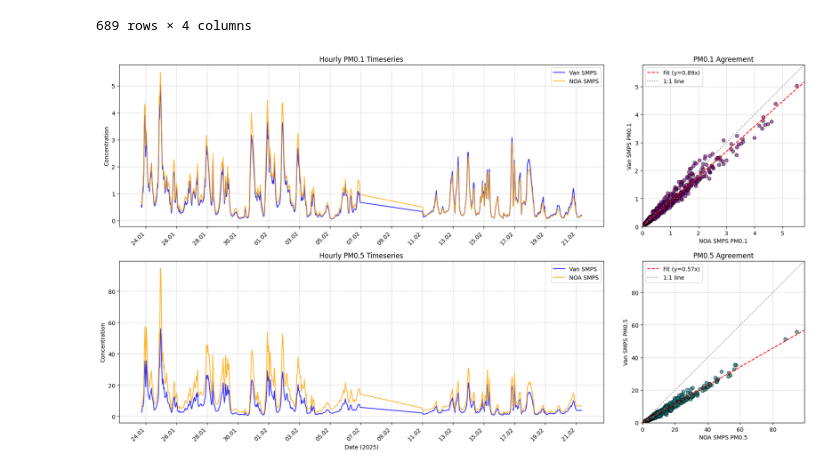
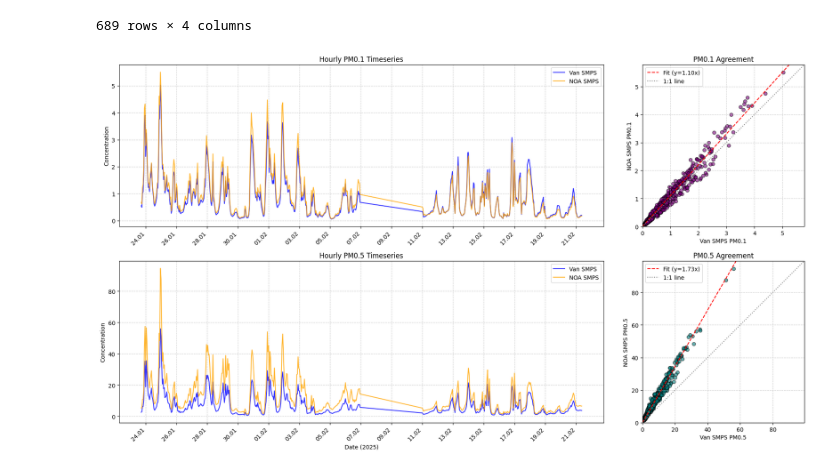
Before and after one commit to georgia-rg/Athens_Thissio_2025, a Jupyter notebook: athens_noa_2025.ipynb, the cells around one changed output. Drawn from its saved outputs; the diff is of its cells as text; code cells hidden in the pictures.

```diff
--- a/athens_noa_2025.ipynb
+++ b/athens_noa_2025.ipynb
@@ -449,10 +455,10 @@ ax_ts_01.legend()
 ax_ts_01.grid(True, linestyle='--', alpha=0.6)
 
 # Scatter PM0.1
-slope_01 = get_slope_through_zero(df_merged['PM0.1_NOA'], df_merged['PM0.1_Van'])
-max_val_01 = max(df_merged['PM0.1_NOA'].max(), df_merged['PM0.1_Van'].max()) * 1.05
+slope_01 = get_slope_through_zero(df_merged['PM0.1_Van'],df_merged['PM0.1_NOA'], )
+max_val_01 = max(df_merged['PM0.1_Van'].max(),df_merged['PM0.1_NOA'].max(),) * 1.05
 
-ax_sc_01.scatter(df_merged['PM0.1_NOA'], df_merged['PM0.1_Van'], alpha=0.6, color='purple', edgecolor='k')
+ax_sc_01.scatter(df_merged['PM0.1_Van'],df_merged['PM0.1_NOA'],  alpha=0.6, color='purple', edgecolor='k')
 x_vals_01 = np.array([0, max_val_01])
 ax_sc_01.plot(x_vals_01, slope_01 * x_vals_01, color='red', linestyle='--', label=f'Fit (y={slope_01:.2f}x)')
 ax_sc_01.plot(x_vals_01, x_vals_01, color='grey', linestyle=':', label='1:1 line')
@@ -461,8 +467,8 @@ ax_sc_01.plot(x_vals_01, x_vals_01, color='grey', linestyle=':', label='1:1 line
 ax_sc_01.set_box_aspect(1)
 ax_sc_01.set_xlim(0, max_val_01)
 ax_sc_01.set_ylim(0, max_val_01)
-ax_sc_01.set_xlabel('NOA SMPS PM0.1')
-ax_sc_01.set_ylabel('Van SMPS PM0.1')
+ax_sc_01.set_xlabel('Van SMPS PM0.1')
+ax_sc_01.set_ylabel('NOA SMPS PM0.1')
 ax_sc_01.set_title('PM0.1 Agreement')
 ax_sc_01.legend()
 ax_sc_01.grid(True, linestyle='--', alpha=0.6)
@@ -481,36 +487,36 @@ ax_ts_05.set_ylabel('Concentration')
 ax_ts_05.set_title('Hourly PM0.5 Timeseries')
 ax_ts_05.legend()
 ax_ts_05.grid(True, linestyle='--', alpha=0.6)
 
 # Scatter PM0.5
-slope_05 = get_slope_through_zero(df_merged['PM0.5_NOA'], df_merged['PM0.5_Van'])
-max_val_05 = max(df_merged['PM0.5_NOA'].max(), df_merged['PM0.5_Van'].max()) * 1.05
+slope_05 = get_slope_through_zero( df_merged['PM0.5_Van'],df_merged['PM0.5_NOA'])
+max_val_05 = max( df_merged['PM0.5_Van'].max(),df_merged['PM0.5_NOA'].max()) * 1.05
 
-ax_sc_05.scatter(df_merged['PM0.5_NOA'], df_merged['PM0.5_Van'], alpha=0.6, color='teal', edgecolor='k')
+ax_sc_05.scatter(df_merged['PM0.5_Van'],df_merged['PM0.5_NOA'], alpha=0.6, color='teal', edgecolor='k')
 x_vals_05 = np.array([0, max_val_05])
 ax_sc_05.plot(x_vals_05, slope_05 * x_vals_05, color='red', linestyle='--', label=f'Fit (y={slope_05:.2f}x)')
 ax_sc_05.plot(x_vals_05, x_vals_05, color='grey', linestyle=':', label='1:1 line')
 
 # Make the scatter plot axes perfectly square
 ax_sc_05.set_box_aspect(1)
 ax_sc_05.set_xlim(0, max_val_05)
 ax_sc_05.set_ylim(0, max_val_05)
-ax_sc_05.set_xlabel('NOA SMPS PM0.5')
-ax_sc_05.set_ylabel('Van SMPS PM0.5')
+ax_sc_05.set_xlabel('Van SMPS PM0.5')
+ax_sc_05.set_ylabel('NOA SMPS PM0.5')
 ax_sc_05.set_title('PM0.5 Agreement')
 ax_sc_05.legend()
 ax_sc_05.grid(True, linestyle='--', alpha=0.6)
 
 # --- Formatting the Date Axis for Timeseries plots ---
 for ax in [ax_ts_01, ax_ts_05]:
     ax.xaxis.set_major_locator(mdates.DayLocator(interval=2))
     ax.xaxis.set_major_formatter(mdates.DateFormatter('%d.%m'))
     for label in ax.get_xticklabels():
         label.set_rotation(45)
         label.set_ha('right')
 
 # Adjust layout to prevent overlap
 plt.tight_layout()
 plt.show()
 # %% [output]
-[figure, old version]
+[figure, new version]
```
Also changed, not shown: parts of 3 cells of this notebook.
